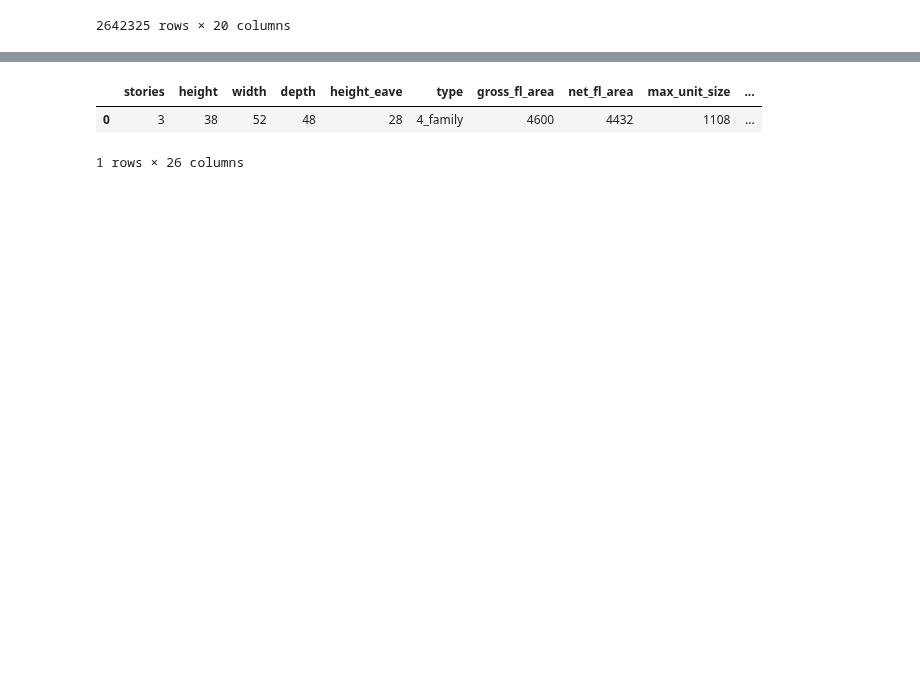
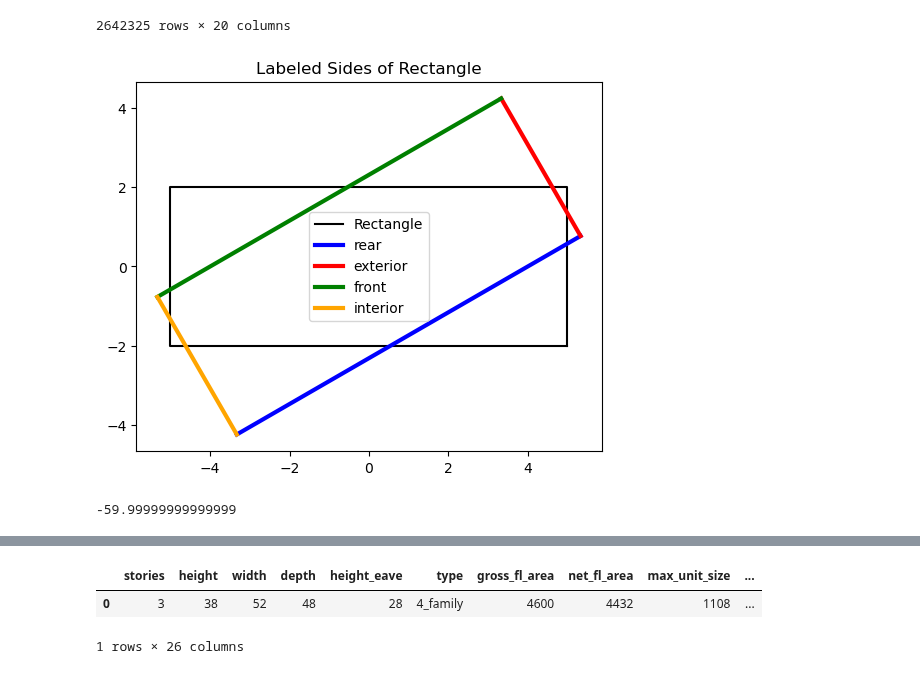
Before and after one commit to HOUPU1993/tidyzoning, a Jupyter notebook: test.ipynb, the cells around one changed output, grey strips where cells are left out. Cells and saved outputs as stored; diff of their text form; code cells hidden in the pictures; blank space fills up the shorter version.

```diff
--- a/test.ipynb
+++ b/test.ipynb
@@ -120,3 +128,54 @@ tidyparcel
 | 2642323 | 26520460010300000 | NaN | 9999 | 6018 SHATTUCK DR | R | A11 | regular inside parcel | True | ... |
 | 2642324 | 26520460010300000 | NaN | 9999 | 6018 SHATTUCK DR | R | A11 | regular inside parcel | True | ... |
 2642325 rows × 20 columns
+# %%
+import math
+import pandas as pd
+import geopandas as gpd
+from shapely.geometry import box, LineString
+from shapely.ops import unary_union, polygonize
+from shapely.affinity import rotate
+
+rect = box(-5, -2, 5, 2)  # width=10, height=4
+rotated_rect = rotate(rect, 30, origin='centroid', use_radians=False)
+coords = list(rotated_rect.exterior.coords)
+
+# Define sides
+exterior = LineString([coords[0], coords[1]])
+front = LineString([coords[1], coords[2]])
+interior = LineString([coords[2], coords[3]])
+rear = LineString([coords[3], coords[0]])
+
+import matplotlib.pyplot as plt
+
+fig, ax = plt.subplots()
+x, y = rect.exterior.xy
+ax.plot(x, y, color="black", label="Rectangle")
+
+# Plot each side with a different color
+for name, side, color in [
+    ("rear", rear, "blue"),
+    ("exterior", exterior, "red"),
+    ("front", front, "green"),
+    ("interior", interior, "orange")
+]:
+    sx, sy = side.xy
+    ax.plot(sx, sy, color=color, linewidth=3, label=name)
+
+ax.set_aspect("equal")
+ax.legend()
+plt.title("Labeled Sides of Rectangle")
+plt.show()
+# %% [output]
+[figure, added]
+# %%
+front_centroid = front.centroid
+rear_centroid = rear.centroid
+
+dx = rear_centroid.x - front_centroid.x
+dy = rear_centroid.y - front_centroid.y
+
+angle = math.degrees(math.atan2(dy, dx))
+angle
+# %% [output]
+-59.99999999999999
```
Also changed, not shown: parts of 25 cells of this notebook, 3 other files.
